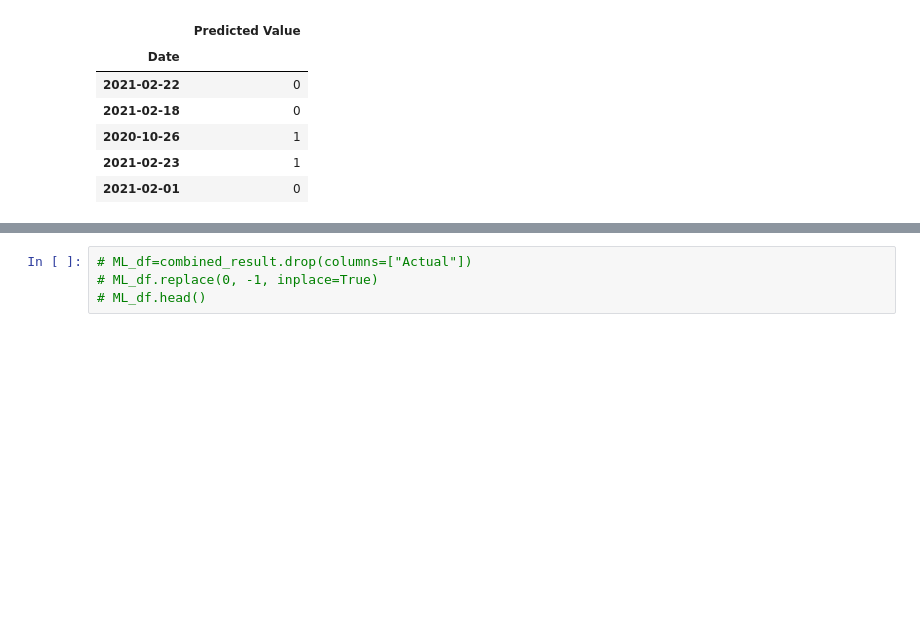
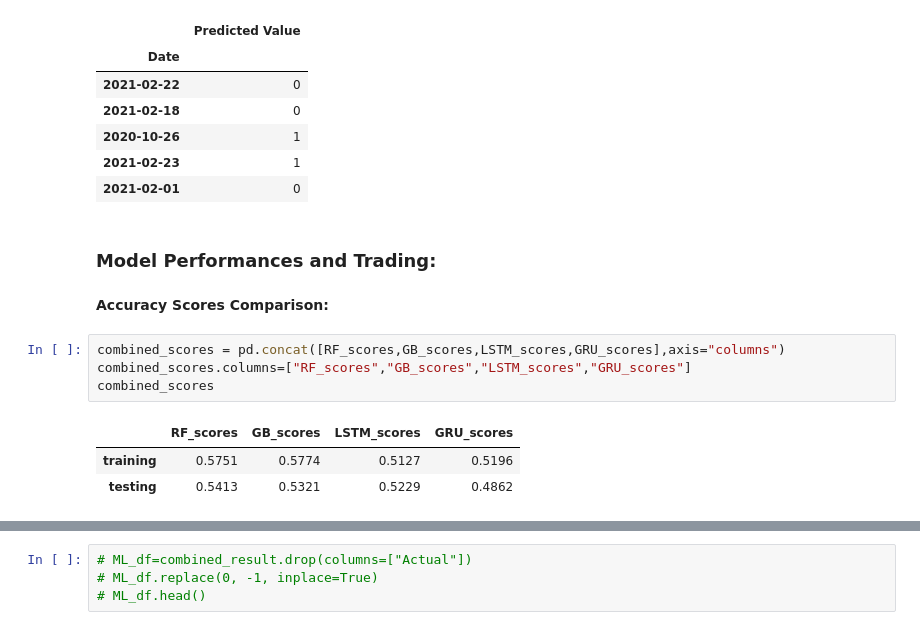
Before and after one commit to winstonpgao/Technical-Trading-Strategies-Using-Machine-Learning-and-Deep-Learning-Models, a Jupyter notebook: Project_Two_PART_2_ML_Training with sentiment.ipynb, the cells around one changed output, grey strips where cells are left out. Cells and saved outputs as stored; diff of their text form; blank space fills up the shorter version.

Commit message:
updated performance

```diff
--- a/Project_Two_PART_2_ML_Training with sentiment.ipynb
+++ b/Project_Two_PART_2_ML_Training with sentiment.ipynb
@@ -520,3 +520,15 @@ weighted avg       0.47      0.49      0.41       109
 | 2020-10-26 | 1 |
 | 2021-02-23 | 1 |
 | 2021-02-01 | 0 |
+# %% [markdown]
+### Model Performances and Trading:
+# %% [markdown]
+**Accuracy Scores Comparison:**
+# %%
+combined_scores = pd.concat([RF_scores,GB_scores,LSTM_scores,GRU_scores],axis="columns")
+combined_scores.columns=["RF_scores","GB_scores","LSTM_scores","GRU_scores"]
+combined_scores
+# %% [output]
+|  | RF_scores | GB_scores | LSTM_scores | GRU_scores |
+| training | 0.5751 | 0.5774 | 0.5127 | 0.5196 |
+| testing | 0.5413 | 0.5321 | 0.5229 | 0.4862 |
```
Also changed, not shown: parts of 4 cells of this notebook.
